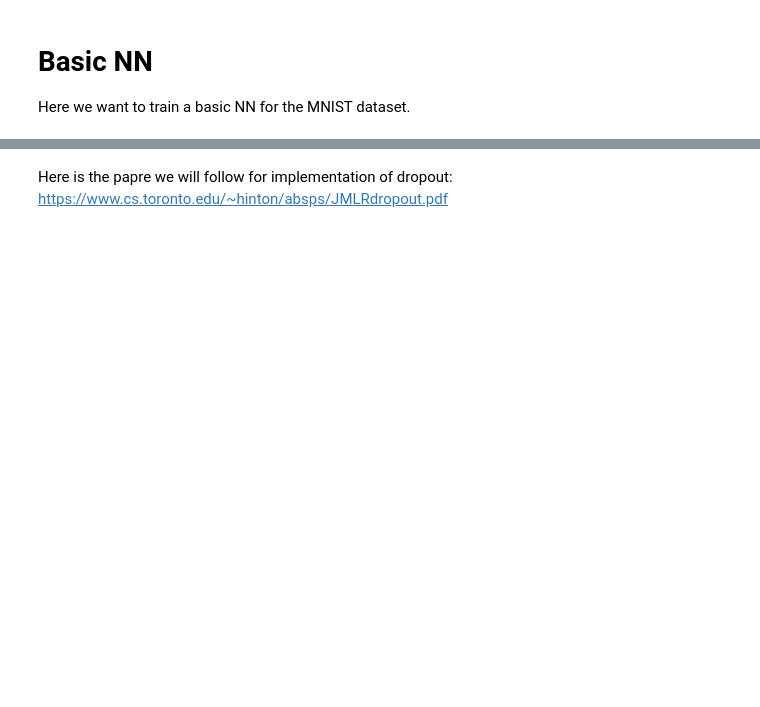
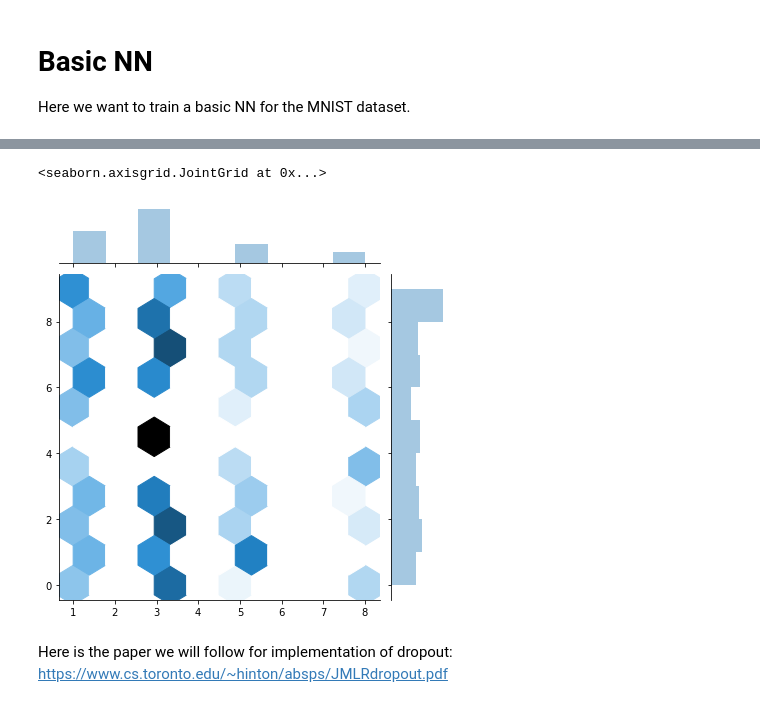
Before and after one commit to aymeric-roucher/Experiments, a Jupyter notebook: NN.ipynb, the cells around one changed output, grey strips where cells are left out. Drawn from its saved outputs; the diff is of its cells as text; code cells hidden in the pictures; blank space fills up the shorter version.

```diff
--- a/NN.ipynb
+++ b/NN.ipynb
@@ -68,2 +127,20 @@ NN = NN(layer_sizes, 'Sigmoid')
+# %%
+layer_sizes = [784, 100, 30]
+dnn = NN(layer_sizes, 'Sigmoid', 0.1)
+
+
+minibatch = zip(x_train[:1000],y_train[:1000])
+losses, predictions = [], []
+for couple in minibatch:
+    y = couple[1]
+    onehot_y = one_hot(y)
+    prediction, loss = dnn.full_pass(couple[0], onehot_y)
+    losses.append(loss)
+    predictions.append(prediction)
+
+sns.jointplot(x=predictions, y=y_train[:1000], kind='hex')
+# %% [output]
+<seaborn.axisgrid.JointGrid at 0x...>
+[figure, added]
 # %% [markdown]
-Here is the papre we will follow for implementation of dropout: https://www.cs.toronto.edu/~hinton/absps/JMLRdropout.pdf
+Here is the paper we will follow for implementation of dropout: https://www.cs.toronto.edu/~hinton/absps/JMLRdropout.pdf
```
Also changed, not shown: parts of 7 cells of this notebook.
